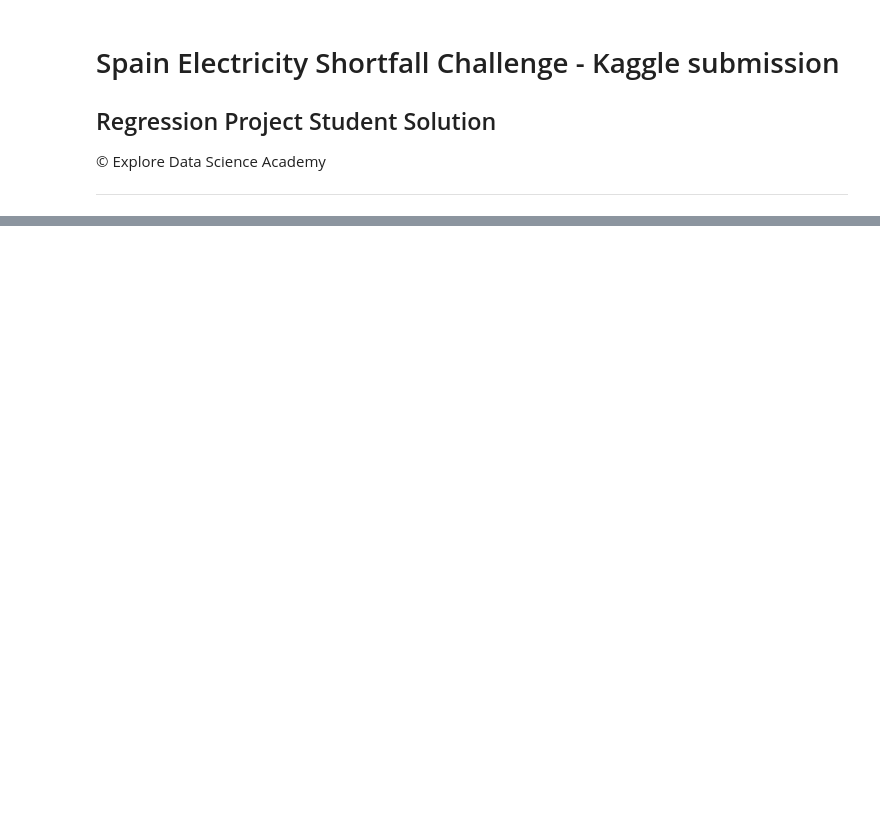
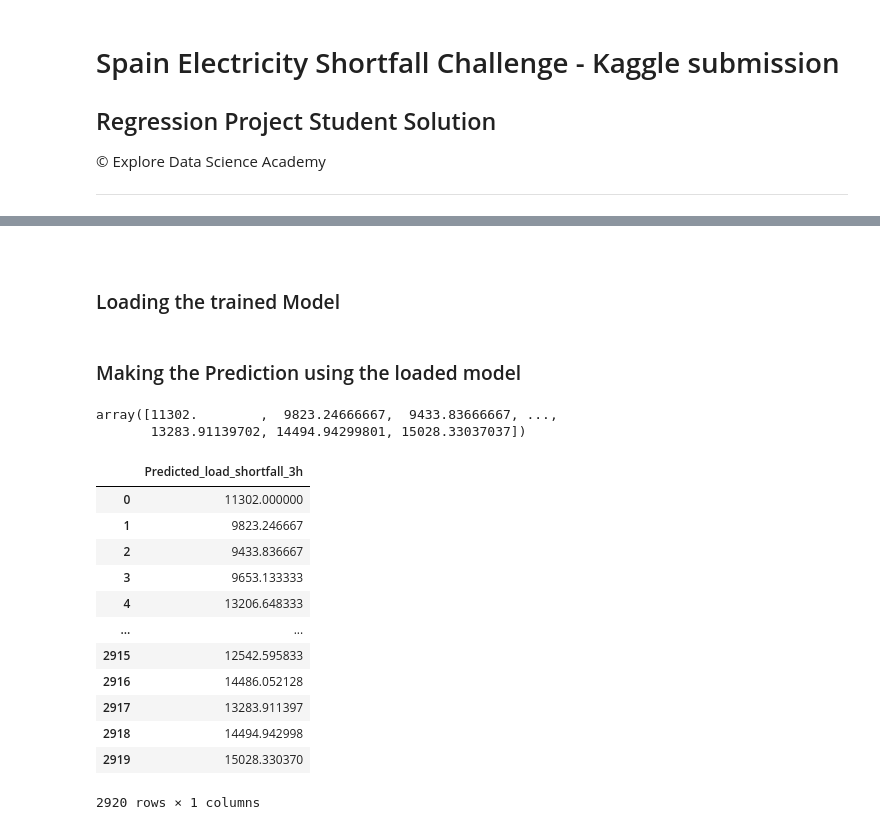
Before and after one commit to YinkaOlusola/Energy_Demand_Shortfall_Prediction-Advanced_Regression, a Jupyter notebook: Kaggle_submission_notebook.ipynb, the cells around one changed output, grey strips where cells are left out. Saved outputs shown, nothing was run; the diff lists cells and outputs as text; code cells hidden in the pictures; blank space fills up the shorter version.

```diff
--- a/Kaggle_submission_notebook.ipynb
+++ b/Kaggle_submission_notebook.ipynb
@@ -45 +229,37 @@ predicted_y.head()
+# %% [markdown]
+<br>
+
+### Loading the trained Model
+# %%
+# Load the model from the file
+
+model_filename = 'random_forest_model.pkl'
+
+with open(model_filename, 'rb') as file:
+    loaded_model = pickle.load(file)
+# %% [markdown]
+### Making the Prediction using the loaded model
+# %%
+submitted_predictions = loaded_model.predict(test_data)
+submitted_predictions
+# %% [output]
+array([11302.        ,  9823.24666667,  9433.83666667, ...,
+       13283.91139702, 14494.94299801, 15028.33037037])
+# %%
+submitted_predictions_df = pd.DataFrame(submitted_predictions, columns=['Predicted_load_shortfall_3h'])
+submitted_predictions_df
+# %% [output]
+|  | Predicted_load_shortfall_3h |
+| 0 | 11302.000000 |
+| 1 | 9823.246667 |
+| 2 | 9433.836667 |
+| 3 | 9653.133333 |
+| 4 | 13206.648333 |
+| ... | ... |
+| 2915 | 12542.595833 |
+| 2916 | 14486.052128 |
+| 2917 | 13283.911397 |
+| 2918 | 14494.942998 |
+| 2919 | 15028.330370 |
+2920 rows × 1 columns
 # %%
```
Also changed, not shown: parts of 27 cells of this notebook, 4 other files.
